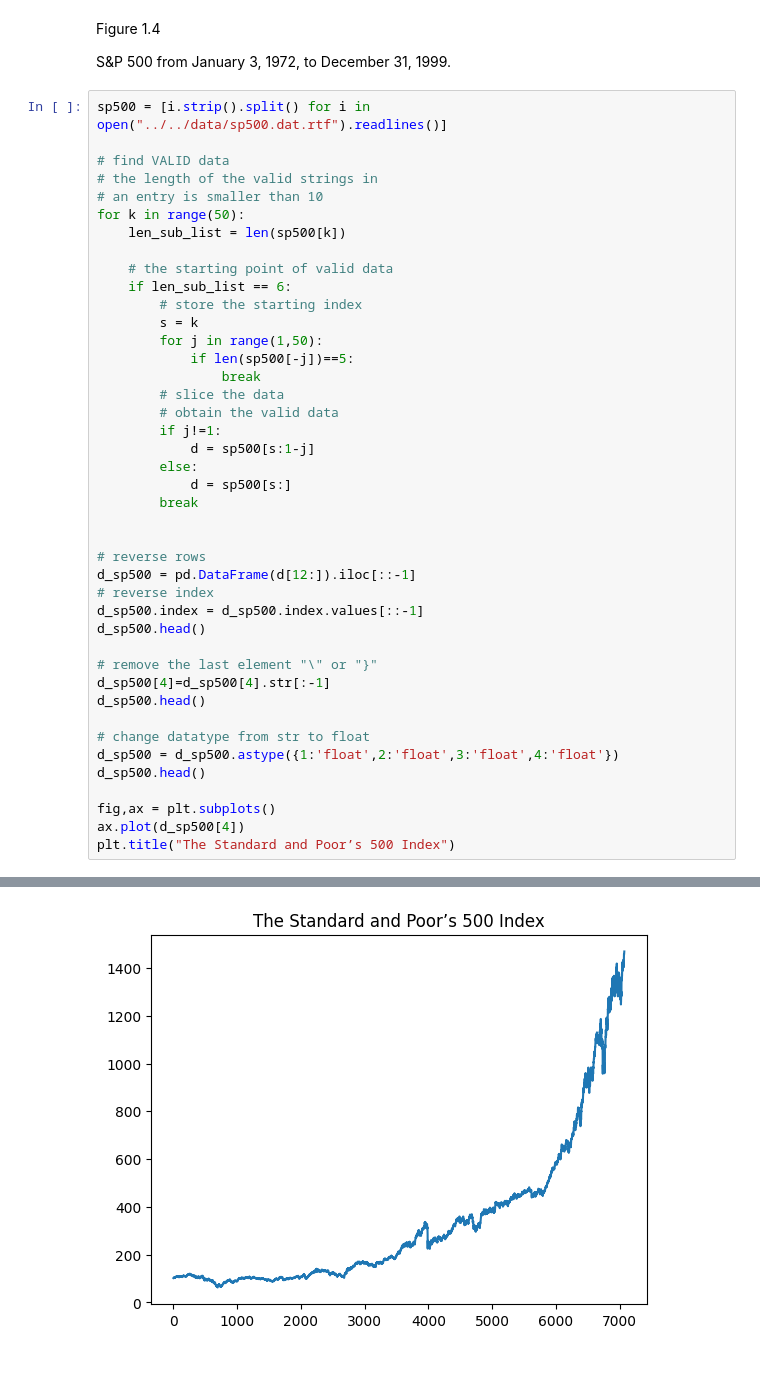
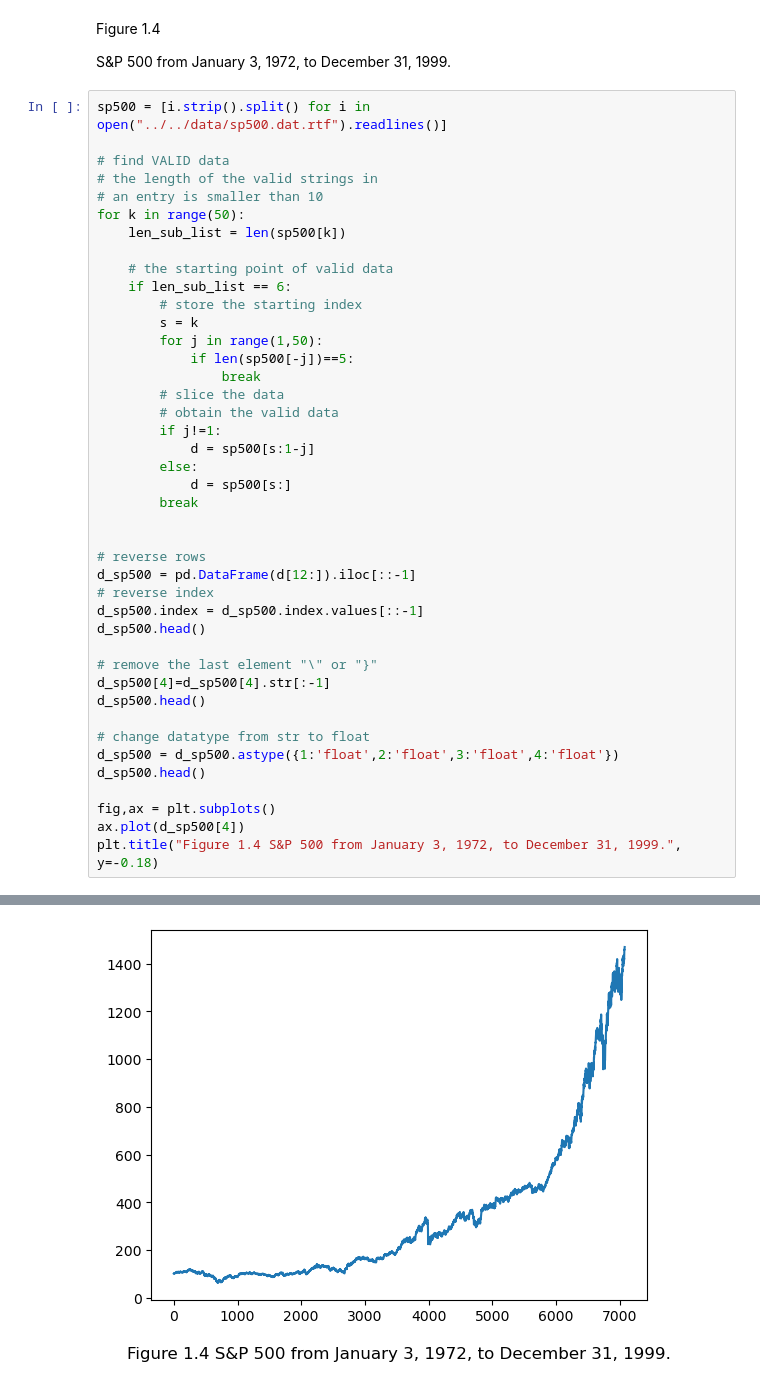
Before and after one commit to lu-lu-xue/Applied-Time-Series-Analysis, a Jupyter notebook: Python/ch1/Section 1.1.ipynb, the cells around one changed output, grey strips where cells are left out. Drawn from its saved outputs; the diff is of its cells as text.

```diff
--- a/Python/ch1/Section 1.1.ipynb
+++ b/Python/ch1/Section 1.1.ipynb
@@ -145,5 +159,5 @@ d_sp500.head()
 
 fig,ax = plt.subplots()
 ax.plot(d_sp500[4])
-plt.title("The Standard and Poor’s 500 Index")
+plt.title("Figure 1.4 S&P 500 from January 3, 1972, to December 31, 1999.", y=-0.18)
 # %% [output]
@@ -151 +165 @@ Text(0.5, 1.0, 'The Standard and Poor’s 500 Index')
-[figure, old version]
+[figure, new version]
```
Also changed, not shown: parts of 4 cells of this notebook.
